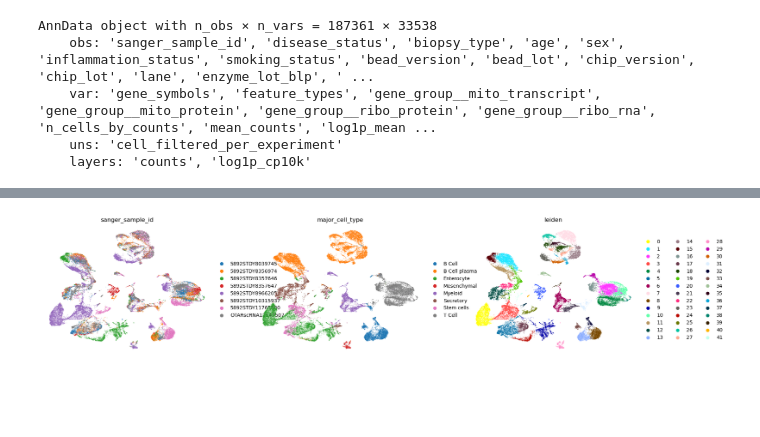
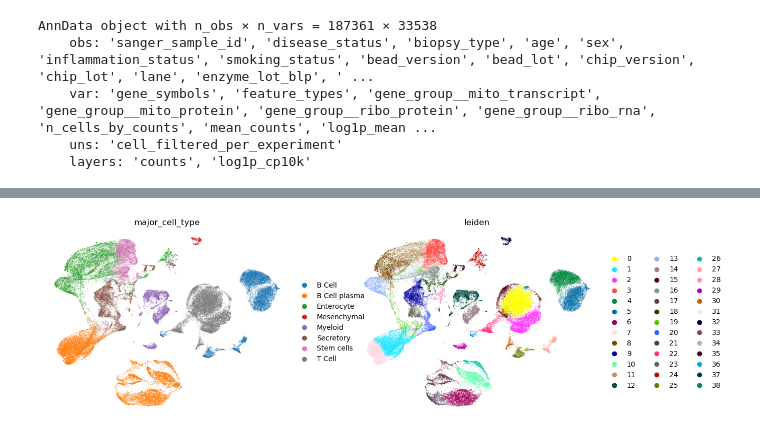
Before and after one commit to tuonglab/Charlotte, a Jupyter notebook: notebooks/crohns_disease/crohns_disease_harmony_public.ipynb, the cells around one changed output, grey strips where cells are left out. Cells and saved outputs as stored; diff of their text form; code cells hidden in the pictures; blank space fills up the shorter version.

```diff
--- a/notebooks/crohns_disease/crohns_disease_harmony_public.ipynb
+++ b/notebooks/crohns_disease/crohns_disease_harmony_public.ipynb
@@ -18,7 +14,7 @@ adata_replication=sc.read_h5ad("/scratch/user/s4735100/Replication_cohort.h5ad")
 import pandas as pd
 import numpy as np
 # %%
-samples_to_keep = ["5892STDY8039745","5892STDY8356974","5892STDY8357646","5892STDY8357647"]
+samples_to_keep = ["OTARscRNA9294504","5892STDY8357070","5892STDY8357166","5892STDY8357455","5892STDY8644304","Crohns_Disease_Collection_Study8727199","Crohns_Disease_Collection_Study8727393","5892STDY8039745","5892STDY8356974","5892STDY8357646","5892STDY8357647"]
 adata_discovery = adata_discovery[adata_discovery.obs["sanger_sample_id"].isin(samples_to_keep)]
 adata_discovery
 # %% [output]
@@ -30,5 +32,5 @@ View of AnnData object with n_obs × n_vars = 19876 × 33538
 # %%
-samples_to_keep2 = ["5892STDY10315937","5892STDY8966205","5892STDY11765580","OTARscRNA12147507"]
+samples_to_keep2 = ["5892STDY10653008","5892STDY10653010","5892STDY11060802","5892STDY11231947","5892STDY11395280","5892STDY11765579","5892STDY8966214","5892STDY9430443","5892STDY9430444","Pilot_study_of_dissociation_methods_for_human_gut_tissues8024969","5892STDY10315937","5892STDY8966205","5892STDY11765580","OTARscRNA12147507"]
 adata_replication = adata_replication[adata_replication.obs["sanger_sample_id"].isin(samples_to_keep2)]
 adata_replication
 # %% [output]
@@ -59,8 +76,8 @@ sc.tl.leiden(adata)
 # %%
 sc.pl.umap(
     adata,
-    color=["sanger_sample_id", 'major_cell_type', 'leiden'],
+    color=["major_cell_type", "leiden"],
     frameon=False,
 )
 # %% [output]
-[figure, old version]
+[figure, new version]
```
Also changed, not shown: parts of 27 cells of this notebook.
